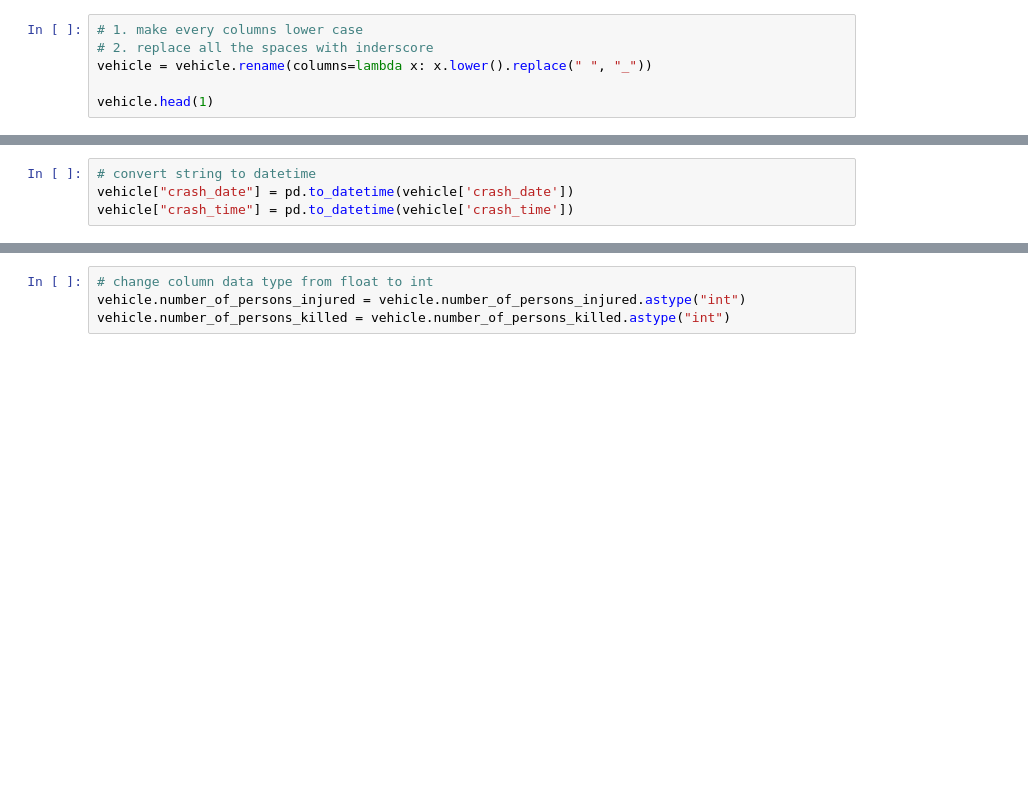
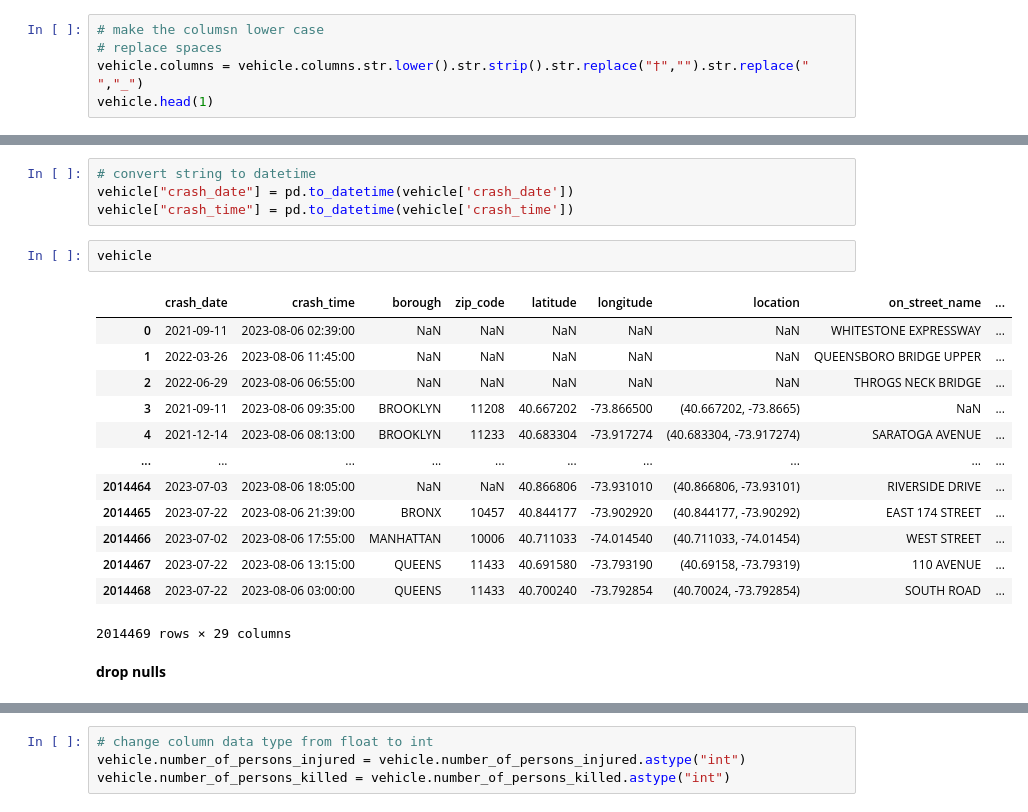
Before and after one commit to MigashaneVictoire/CNY_motor_Vehicle_collisions, a Jupyter notebook: 02_prepare_work_file.ipynb, the cells around one changed output, grey strips where cells are left out. Drawn from its saved outputs; the diff is of its cells as text; blank space fills up the shorter version.

```diff
--- a/02_prepare_work_file.ipynb
+++ b/02_prepare_work_file.ipynb
@@ -51,10 +51,9 @@ vehicle.head()
 # %% [markdown]
 ## Rename column names
 # %%
-# 1. make every columns lower case
-# 2. replace all the spaces with inderscore
-vehicle = vehicle.rename(columns=lambda x: x.lower().replace(" ", "_"))
-
+# make the columsn lower case
+# replace spaces
+vehicle.columns = vehicle.columns.str.lower().str.strip().str.replace("†","").str.replace(" ","_")
 vehicle.head(1)
 # %% [output]
 |  | crash_date | crash_time | borough | zip_code | latitude | longitude | location | on_street_name | ... |
@@ -68,3 +67,21 @@ vehicle.head(1)
 # convert string to datetime
 vehicle["crash_date"] = pd.to_datetime(vehicle['crash_date'])
 vehicle["crash_time"] = pd.to_datetime(vehicle['crash_time'])
+# %%
+vehicle
+# %% [output]
+|  | crash_date | crash_time | borough | zip_code | latitude | longitude | location | on_street_name | ... |
+| 0 | 2021-09-11 | 2023-08-06 02:39:00 | NaN | NaN | NaN | NaN | NaN | WHITESTONE EXPRESSWAY | ... |
+| 1 | 2022-03-26 | 2023-08-06 11:45:00 | NaN | NaN | NaN | NaN | NaN | QUEENSBORO BRIDGE UPPER | ... |
+| 2 | 2022-06-29 | 2023-08-06 06:55:00 | NaN | NaN | NaN | NaN | NaN | THROGS NECK BRIDGE | ... |
+| 3 | 2021-09-11 | 2023-08-06 09:35:00 | BROOKLYN | 11208 | 40.667202 | -73.866500 | (40.667202, -73.8665) | NaN | ... |
+| 4 | 2021-12-14 | 2023-08-06 08:13:00 | BROOKLYN | 11233 | 40.683304 | -73.917274 | (40.683304, -73.917274) | SARATOGA AVENUE | ... |
+| ... | ... | ... | ... | ... | ... | ... | ... | ... | ... |
+| 2014464 | 2023-07-03 | 2023-08-06 18:05:00 | NaN | NaN | 40.866806 | -73.931010 | (40.866806, -73.93101) | RIVERSIDE DRIVE | ... |
+| 2014465 | 2023-07-22 | 2023-08-06 21:39:00 | BRONX | 10457 | 40.844177 | -73.902920 | (40.844177, -73.90292) | EAST 174 STREET | ... |
+| 2014466 | 2023-07-02 | 2023-08-06 17:55:00 | MANHATTAN | 10006 | 40.711033 | -74.014540 | (40.711033, -74.01454) | WEST STREET | ... |
+| 2014467 | 2023-07-22 | 2023-08-06 13:15:00 | QUEENS | 11433 | 40.691580 | -73.793190 | (40.69158, -73.79319) | 110 AVENUE | ... |
+| 2014468 | 2023-07-22 | 2023-08-06 03:00:00 | QUEENS | 11433 | 40.700240 | -73.792854 | (40.70024, -73.792854) | SOUTH ROAD | ... |
+2014469 rows × 29 columns
+# %% [markdown]
+**drop nulls**
```
Also changed, not shown: parts of 31 cells of this notebook, 1 other file.
